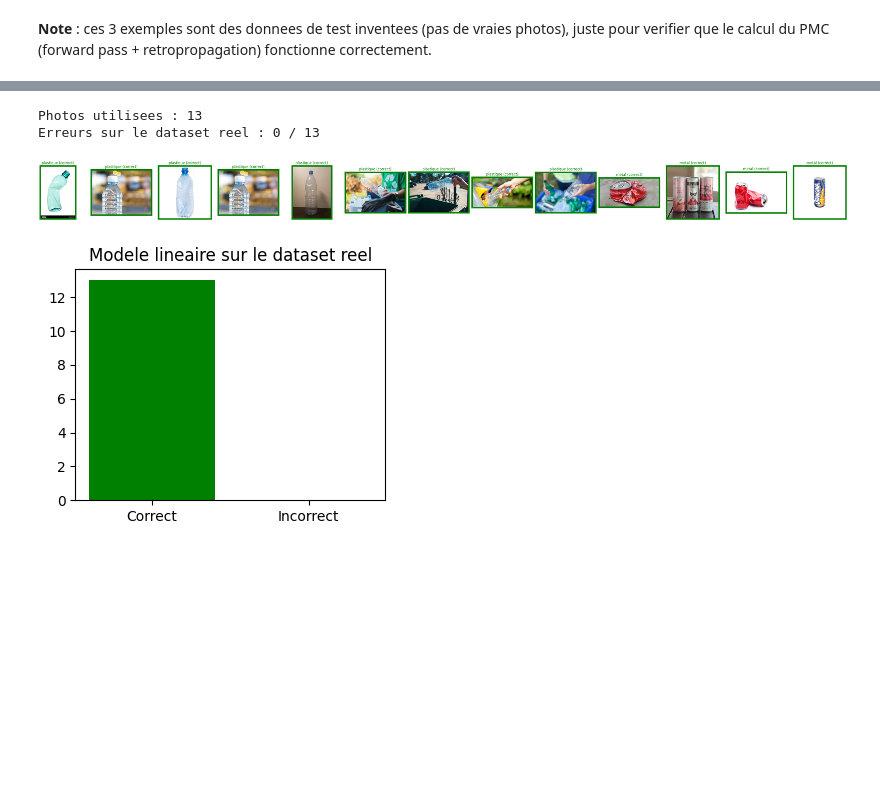
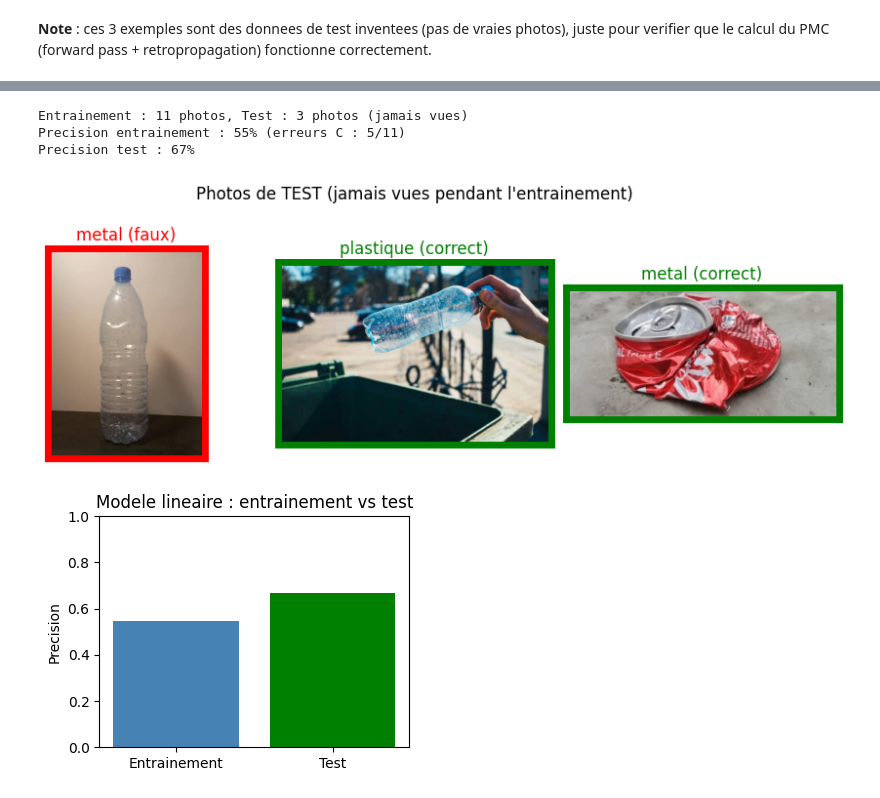
Before and after one commit to Helsy-3/Projet-annuel-3JIABD, a Jupyter notebook: projet.ipynb, the cells around one changed output, grey strips where cells are left out. Drawn from its saved outputs; the diff is of its cells as text; code cells hidden in the pictures; blank space fills up the shorter version.

```diff
--- a/projet.ipynb
+++ b/projet.ipynb
@@ -230,55 +310,80 @@ def lister_images(dossier):
         for fichier in sorted(os.listdir(dossier))
         if fichier.lower().endswith(extensions)
     ]
+
+def separer_train_test(chemins, classes, proportion_test=0.2, graine=0):
+    """Split stratifie : au moins 1 exemple de test par classe, meme si la classe est petite."""
+    rng_split = np.random.default_rng(graine)
+    chemins = np.array(chemins)
+    train_idx, test_idx = [], []
+    for c in np.unique(classes):
+        idx = np.where(classes == c)[0]
+        rng_split.shuffle(idx)
+        n_test = max(1, round(len(idx) * proportion_test))
+        test_idx.extend(idx[:n_test])
+        train_idx.extend(idx[n_test:])
+    return (chemins[train_idx].tolist(), classes[train_idx],
+            chemins[test_idx].tolist(), classes[test_idx])
 # %%
-lib_etape1.predire_perceptron_dataset.restype = ctypes.c_int
-lib_etape1.predire_perceptron_dataset.argtypes = [
-    ctypes.POINTER(ctypes.c_double),
-    ctypes.POINTER(ctypes.c_int),
-    ctypes.c_int,
-    ctypes.POINTER(ctypes.c_int),
-]
-
 # Recupere automatiquement toutes les photos presentes dans les dossiers (pas de liste figee)
 chemins_plastic = lister_images("dataset-img/plastic")
 chemins_metal = lister_images("dataset-img/metal")
 chemins = chemins_plastic + chemins_metal
 noms_classes = {-1: "plastique", 1: "metal"}
+classes = np.array([-1] * len(chemins_plastic) + [1] * len(chemins_metal), dtype=np.int32)
 
-vecteurs = np.array([image_vers_vecteur(c) for c in chemins], dtype=np.float64)
-labels = np.array([-1] * len(chemins_plastic) + [1] * len(chemins_metal), dtype=np.int32)
-predictions = np.zeros(len(labels), dtype=np.int32)
+chemins_train, classes_train, chemins_test, classes_test = separer_train_test(chemins, classes)
+vecteurs_train = np.array([image_vers_vecteur(c) for c in chemins_train], dtype=np.float64)
+vecteurs_test = np.array([image_vers_vecteur(c) for c in chemins_test], dtype=np.float64)
 
-vecteurs_c = vecteurs.ctypes.data_as(ctypes.POINTER(ctypes.c_double))
-labels_c = labels.ctypes.data_as(ctypes.POINTER(ctypes.c_int))
-predictions_c = predictions.ctypes.data_as(ctypes.POINTER(ctypes.c_int))
+n_exemples, n_features = vecteurs_train.shape
+poids = np.zeros(n_features)
+biais = ctypes.c_double(0.0)
 
-erreurs = lib_etape1.predire_perceptron_dataset(vecteurs_c, labels_c, len(labels), predictions_c)
-print("Photos utilisees :", len(chemins))
-print("Erreurs sur le dataset reel :", erreurs, "/", len(labels))
+erreurs_train = lib_etape1.run_perceptron_dataset(
+    vecteurs_train.ctypes.data_as(P_DOUBLE), classes_train.ctypes.data_as(P_INT),
+    n_exemples, n_features, 0.1, 1000,
+    poids.ctypes.data_as(P_DOUBLE), ctypes.byref(biais))
 
-fig, axes = plt.subplots(1, len(chemins), figsize=(3 * len(chemins), 3))
-for ax, chemin, vrai, pred in zip(axes, chemins, labels, predictions):
+# Les predictions sont recalculees en Python a partir des poids appris par le C -
+# on peut donc les reutiliser sur le dataset de test, jamais vu pendant l'entrainement.
+predictions_train = np.where(vecteurs_train @ poids + biais.value >= 0, 1, -1)
+predictions_test = np.where(vecteurs_test @ poids + biais.value >= 0, 1, -1)
+precision_train = (predictions_train == classes_train).mean()
+precision_test = (predictions_test == classes_test).mean()
+
+print(f"Entrainement : {len(chemins_train)} photos, Test : {len(chemins_test)} photos (jamais vues)")
+print(f"Precision entrainement : {precision_train:.0%} (erreurs C : {erreurs_train}/{n_exemples})")
+print(f"Precision test : {precision_test:.0%}")
+
+fig, axes = plt.subplots(1, len(chemins_test), figsize=(3 * len(chemins_test), 3))
+if len(chemins_test) == 1:
+    axes = [axes]
+for ax, chemin, vrai, pred in zip(axes, chemins_test, classes_test, predictions_test):
     img = Image.open(chemin)
     ax.imshow(img)
     correct = (vrai == pred)
     couleur = "green" if correct else "red"
     for spine in ax.spines.values():
         spine.set_edgecolor(couleur)
         spine.set_linewidth(5)
     ax.set_xticks([])
     ax.set_yticks([])
     ax.set_title(f"{noms_classes[pred]} ({'correct' if correct else 'faux'})", color=couleur)
+plt.suptitle("Photos de TEST (jamais vues pendant l'entrainement)")
 plt.tight_layout()
 plt.show()
 
 plt.figure(figsize=(4, 3))
-plt.bar(["Correct", "Incorrect"], [len(labels) - erreurs, erreurs], color=["green", "red"])
-plt.title("Modele lineaire sur le dataset reel")
+plt.bar(["Entrainement", "Test"], [precision_train, precision_test], color=["steelblue", "green"])
+plt.ylim(0, 1)
+plt.ylabel("Precision")
+plt.title("Modele lineaire : entrainement vs test")
 plt.show()
 # %% [output]
-Photos utilisees : 13
-Erreurs sur le dataset reel : 0 / 13
+Entrainement : 11 photos, Test : 3 photos (jamais vues)
+Precision entrainement : 55% (erreurs C : 5/11)
+Precision test : 67%
-[figure, old version]
+[figure, new version]
-[figure, old version]
+[figure, new version]
 # %%
```
Also changed, not shown: parts of 23 cells of this notebook, 17 other files.
